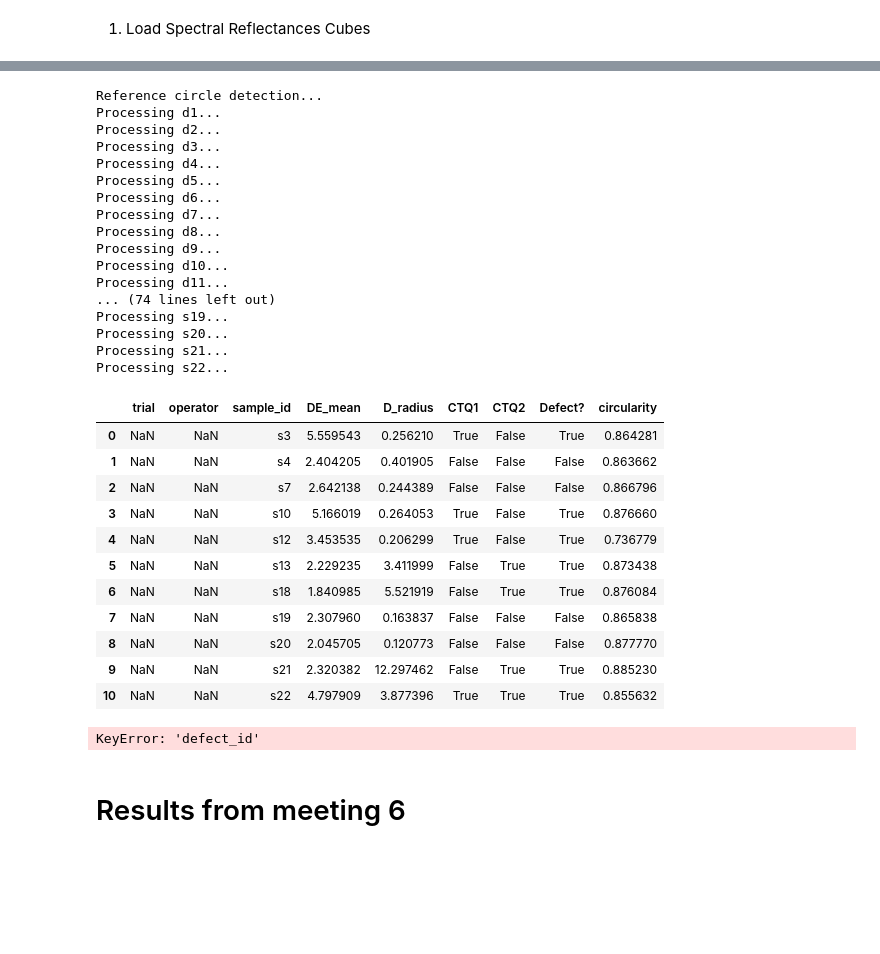
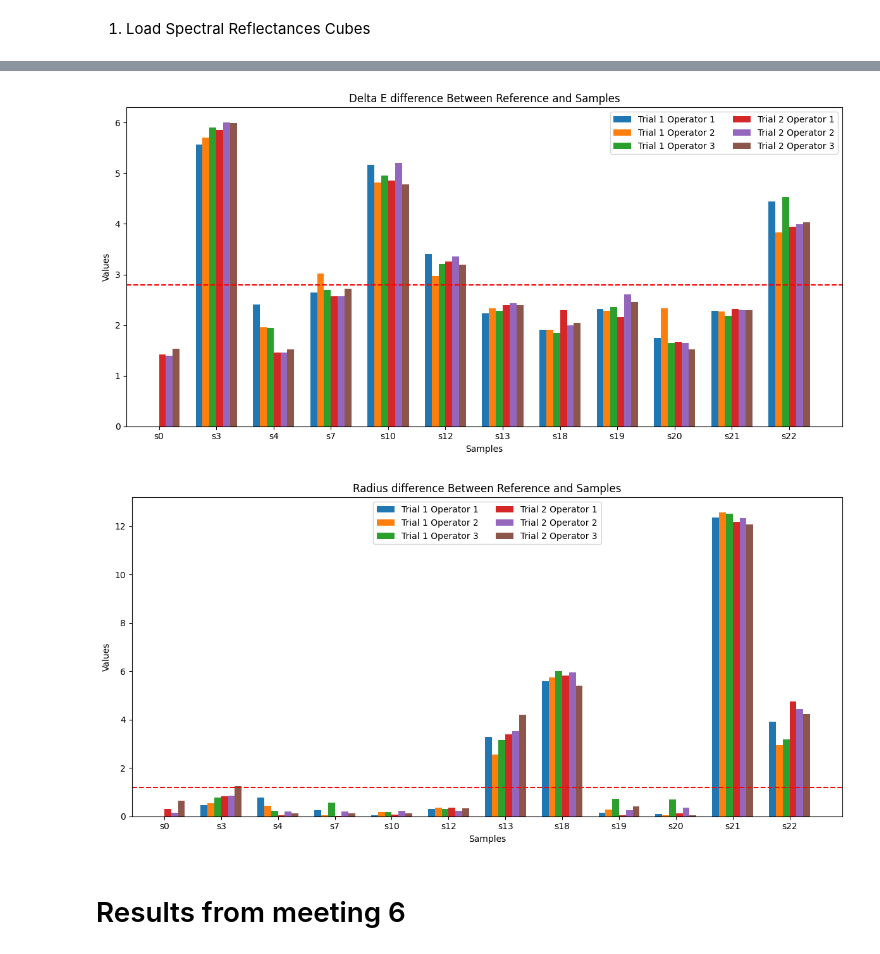
Before and after one commit to PumaresBenaiges/IndustrialProject, a Jupyter notebook: organised_code/main.ipynb, the cells around one changed output, grey strips where cells are left out. Cells and saved outputs as stored; diff of their text form; code cells hidden in the pictures; blank space fills up the shorter version.

```diff
--- a/organised_code/main.ipynb
+++ b/organised_code/main.ipynb
@@ -330,6 +16,6 @@ class sample_testing:
 # %%
-# Train samples
-train = sample_testing(test=False, trial=2, operator=3)
+# Run the Train samples and all the test samples
+train = sample_testing(test=False)
 result1 = train.test_sample()
 
 test11 = sample_testing(test=True, trial=1, operator=1)
@@ -349,22 +35,4 @@ result6 = test22.test_sample()
 
 test23 = sample_testing(test=True, trial=2, operator=3)
 result7 = test23.test_sample()
-# %% [output]
-Reference circle detection...
-Processing d1...
-Processing d2...
-Processing d3...
-Processing d4...
-Processing d5...
-Processing d6...
-Processing d7...
-Processing d8...
-Processing d9...
-Processing d10...
-Processing d11...
-... (74 lines left out)
-Processing s19...
-Processing s20...
-Processing s21...
-Processing s22...
 # %%
@@ -382,91 +51,72 @@ combined.to_csv("results.csv", index=False)
-# %%
-result2
-# %% [output]
-|  | trial | operator | sample_id | DE_mean | D_radius | CTQ1 | CTQ2 | Defect? | circularity |
-| 0 | NaN | NaN | s3 | 5.559543 | 0.256210 | True | False | True | 0.864281 |
-| 1 | NaN | NaN | s4 | 2.404205 | 0.401905 | False | False | False | 0.863662 |
-| 2 | NaN | NaN | s7 | 2.642138 | 0.244389 | False | False | False | 0.866796 |
-| 3 | NaN | NaN | s10 | 5.166019 | 0.264053 | True | False | True | 0.876660 |
-| 4 | NaN | NaN | s12 | 3.453535 | 0.206299 | True | False | True | 0.736779 |
-| 5 | NaN | NaN | s13 | 2.229235 | 3.411999 | False | True | True | 0.873438 |
-| 6 | NaN | NaN | s18 | 1.840985 | 5.521919 | False | True | True | 0.876084 |
-| 7 | NaN | NaN | s19 | 2.307960 | 0.163837 | False | False | False | 0.865838 |
-| 8 | NaN | NaN | s20 | 2.045705 | 0.120773 | False | False | False | 0.877770 |
-| 9 | NaN | NaN | s21 | 2.320382 | 12.297462 | False | True | True | 0.885230 |
-| 10 | NaN | NaN | s22 | 4.797909 | 3.877396 | True | True | True | 0.855632 |
 # %%
 # Comparative plot of test CTQs
 samples_including_s0 = test21.sample_folders
-samples_including_s0 = sorted(samples_including_s0, key=lambda x: int(x[1:]))
-
 new_row = {
-    "defect_id": "s0",
+    "ID": "s0",
     "DE_mean": np.nan,
     "D_radius": np.nan,
     "CTQ1": np.nan,
     "CTQ2": np.nan,
     "Defect?": np.nan,
 }
-
 # Add mock rows if necessary
 for result_name in ["result2", "result3", "result4", "result5", "result6", "result7"]:
     result_df = locals()[result_name]
-    if "s0" not in result_df["defect_id"].values:
+    if "s0" not in result_df["ID"].values:
         locals()[result_name] = pd.concat(
             [pd.DataFrame([new_row]), result_df], ignore_index=True
         )
 
 
 def sort_by_defect_id(df):
-    df["defect_num"] = df["defect_id"].str.extract(r"s(\d+)")[0]
+    df["defect_num"] = df["ID"].str.extract(r"s(\d+)")[0]
     df["defect_num"] = pd.to_numeric(df["defect_num"], errors="coerce").astype("Int64")
     df = df.sort_values("defect_num").reset_index(drop=True)
     return df.drop(columns=["defect_num"])
 
 
 tests = [result2, result3, result4, result5, result6, result7]
-tests = [sort_by_defect_id(t) for t in tests]
+#tests = [sort_by_defect_id(t) for t in tests]
-# %% [output]
-KeyError: 'defect_id'
 # %%
 all_deltae = [t["DE_mean"].values for t in tests]
 all_radius = [t["D_radius"].values for t in tests]
 
 variances1 = np.nanvar(all_deltae, axis=0)
 variances2 = np.nanvar(all_radius, axis=0)
-
 
 def plot_ctq_values(values, title, threshold, sample_labels):
     x = np.arange(len(values[0]))
     width = 0.12
 
     plt.figure(figsize=(12, 6))
     plt.bar(x - 2.5 * width, values[0], width, label="Trial 1 Operator 1")
     plt.bar(x - 1.5 * width, values[1], width, label="Trial 1 Operator 2")
     plt.bar(x - 0.5 * width, values[2], width, label="Trial 1 Operator 3")
     plt.bar(x + 0.5 * width, values[3], width, label="Trial 2 Operator 1")
     plt.bar(x + 1.5 * width, values[4], width, label="Trial 2 Operator 2")
     plt.bar(x + 2.5 * width, values[5], width, label="Trial 2 Operator 3")
     plt.axhline(y=threshold, color="red", linestyle="--", linewidth=1.5)
-    plt.axhline(y=1.5, color="blue", linestyle="--", linewidth=1.5)
     plt.xticks(x, sample_labels)
     plt.xlabel("Samples")
     plt.ylabel("Values")
     plt.title(title)
     plt.legend(ncol=2)
     plt.tight_layout()
     plt.show()
 
 
 plot_ctq_values(
     all_deltae,
-    "Delta E difference Between Reference and Defects",
+    "Delta E difference Between Reference and Samples",
     2.8,
     samples_including_s0,
 )
 plot_ctq_values(
     all_radius,
-    "Radius difference Between Reference and Defects",
+    "Radius difference Between Reference and Samples",
     1.2,
     samples_including_s0,
 )
+# %% [output]
+[figure, added]
+[figure, added]
```
Also changed, not shown: parts of 9 cells of this notebook, 2 other files.
